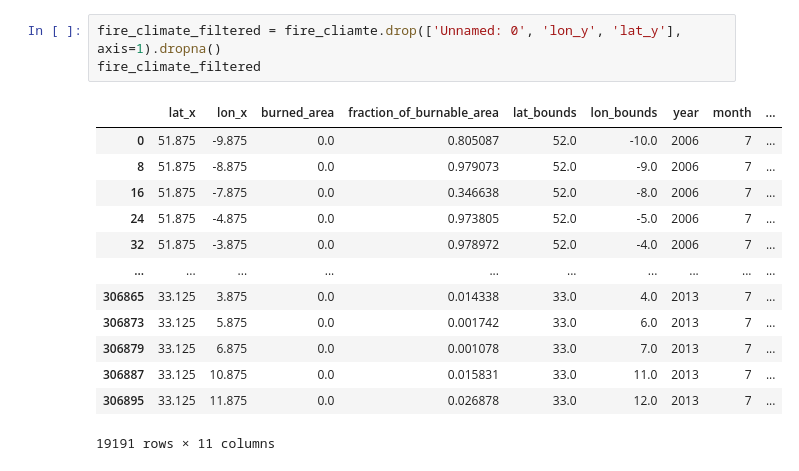
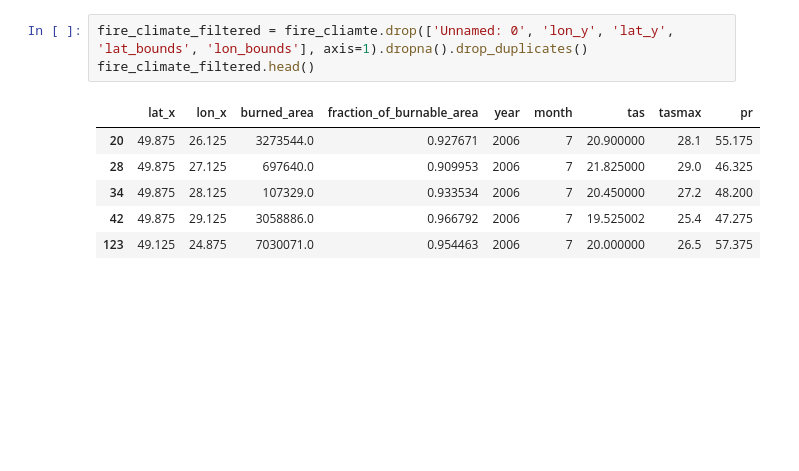
Before and after one commit to TomasDemeter/FireProject, a Jupyter notebook: notebooks/tomas_data_merging.ipynb, the cells around one changed output. Saved outputs shown, nothing was run; the diff lists cells and outputs as text; blank space fills up the shorter version.

Commit message:
merging with incomplete climate data, exploration and normalisation

```diff
--- a/notebooks/tomas_data_merging.ipynb
+++ b/notebooks/tomas_data_merging.ipynb
@@ -77,17 +60,10 @@ fire_cliamte
 # %%
-fire_climate_filtered = fire_cliamte.drop(['Unnamed: 0', 'lon_y', 'lat_y'], axis=1).dropna()
-fire_climate_filtered
+fire_climate_filtered = fire_cliamte.drop(['Unnamed: 0', 'lon_y', 'lat_y', 'lat_bounds', 'lon_bounds'], axis=1).dropna().drop_duplicates()
+fire_climate_filtered.head()
 # %% [output]
-|  | lat_x | lon_x | burned_area | fraction_of_burnable_area | lat_bounds | lon_bounds | year | month | ... |
-| 0 | 51.875 | -9.875 | 0.0 | 0.805087 | 52.0 | -10.0 | 2006 | 7 | ... |
-| 8 | 51.875 | -8.875 | 0.0 | 0.979073 | 52.0 | -9.0 | 2006 | 7 | ... |
-| 16 | 51.875 | -7.875 | 0.0 | 0.346638 | 52.0 | -8.0 | 2006 | 7 | ... |
-| 24 | 51.875 | -4.875 | 0.0 | 0.973805 | 52.0 | -5.0 | 2006 | 7 | ... |
-| 32 | 51.875 | -3.875 | 0.0 | 0.978972 | 52.0 | -4.0 | 2006 | 7 | ... |
-| ... | ... | ... | ... | ... | ... | ... | ... | ... | ... |
-| 306865 | 33.125 | 3.875 | 0.0 | 0.014338 | 33.0 | 4.0 | 2013 | 7 | ... |
-| 306873 | 33.125 | 5.875 | 0.0 | 0.001742 | 33.0 | 6.0 | 2013 | 7 | ... |
-| 306879 | 33.125 | 6.875 | 0.0 | 0.001078 | 33.0 | 7.0 | 2013 | 7 | ... |
-| 306887 | 33.125 | 10.875 | 0.0 | 0.015831 | 33.0 | 11.0 | 2013 | 7 | ... |
-| 306895 | 33.125 | 11.875 | 0.0 | 0.026878 | 33.0 | 12.0 | 2013 | 7 | ... |
+|  | lat_x | lon_x | burned_area | fraction_of_burnable_area | year | month | tas | tasmax | pr |
+| 20 | 49.875 | 26.125 | 3273544.0 | 0.927671 | 2006 | 7 | 20.900000 | 28.1 | 55.175 |
+| 28 | 49.875 | 27.125 | 697640.0 | 0.909953 | 2006 | 7 | 21.825000 | 29.0 | 46.325 |
+| 34 | 49.875 | 28.125 | 107329.0 | 0.933534 | 2006 | 7 | 20.450000 | 27.2 | 48.200 |
+| 42 | 49.875 | 29.125 | 3058886.0 | 0.966792 | 2006 | 7 | 19.525002 | 25.4 | 47.275 |
+| 123 | 49.125 | 24.875 | 7030071.0 | 0.954463 | 2006 | 7 | 20.000000 | 26.5 | 57.375 |
-19191 rows × 11 columns
```
Also changed, not shown: parts of 43 cells of this notebook.
